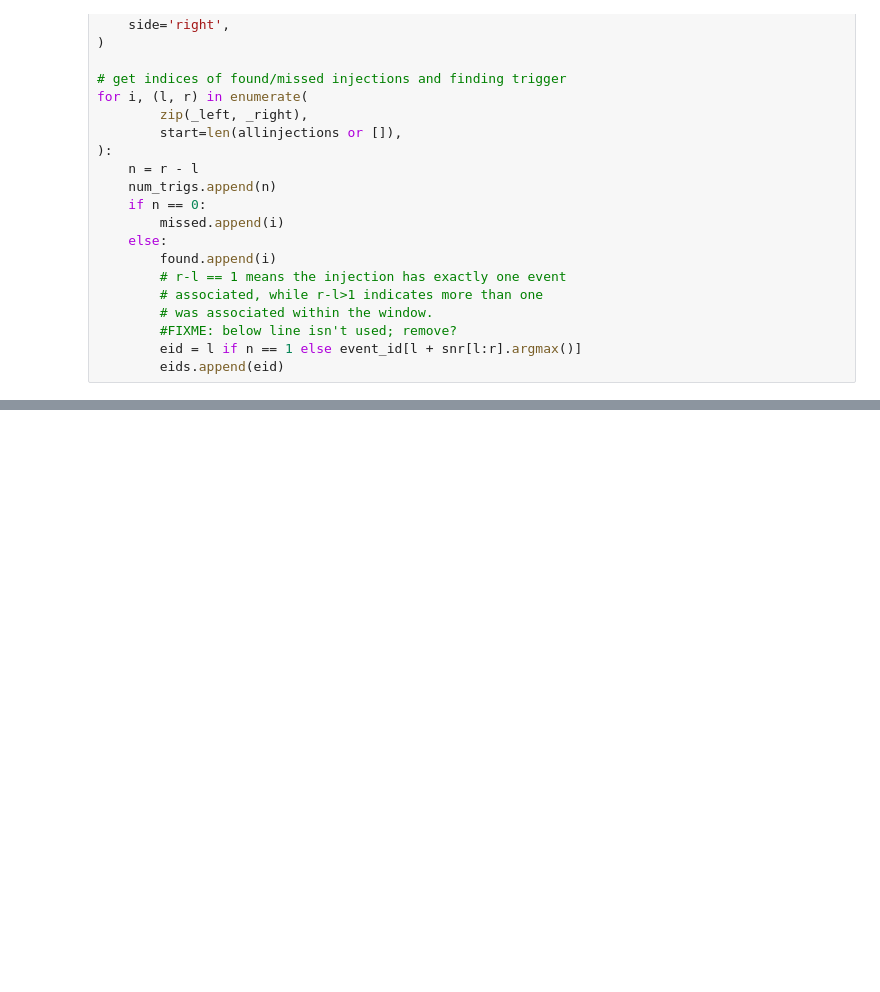
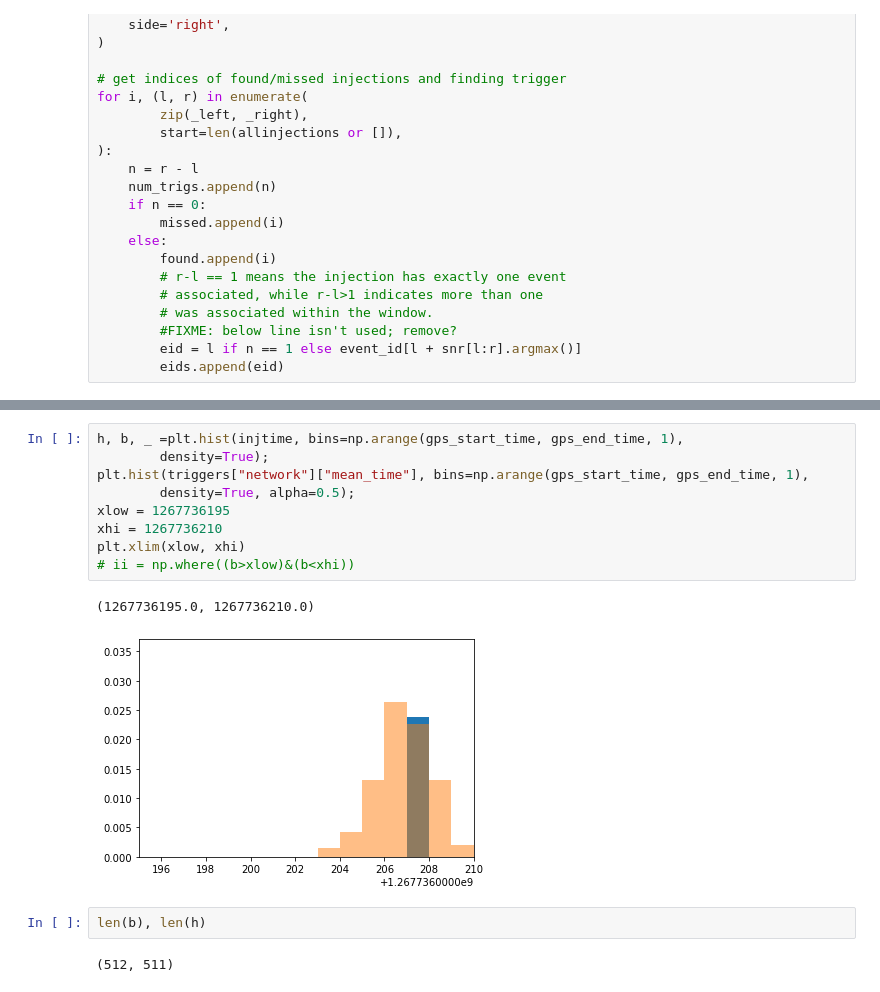
Before and after one commit to millsjc/pycbc, a Jupyter notebook: test_hm/playground/injfind.ipynb, the cells around one changed output, grey strips where cells are left out. Saved outputs shown, nothing was run; the diff lists cells and outputs as text; blank space fills up the shorter version.

```diff
--- a/test_hm/playground/injfind.ipynb
+++ b/test_hm/playground/injfind.ipynb
@@ -311,0 +264,16 @@ for _ in [1,2]:
+# %%
+h, b, _ =plt.hist(injtime, bins=np.arange(gps_start_time, gps_end_time, 1),
+        density=True);
+plt.hist(triggers["network"]["mean_time"], bins=np.arange(gps_start_time, gps_end_time, 1),
+        density=True, alpha=0.5);
+xlow = 1267736195
+xhi = 1267736210
+plt.xlim(xlow, xhi)
+# ii = np.where((b>xlow)&(b<xhi))
+# %% [output]
+(1267736195.0, 1267736210.0)
+[figure, added]
+# %%
+len(b), len(h)
+# %% [output]
+(512, 511)
```
Also changed, not shown: parts of 27 cells of this notebook, 9 other files.
